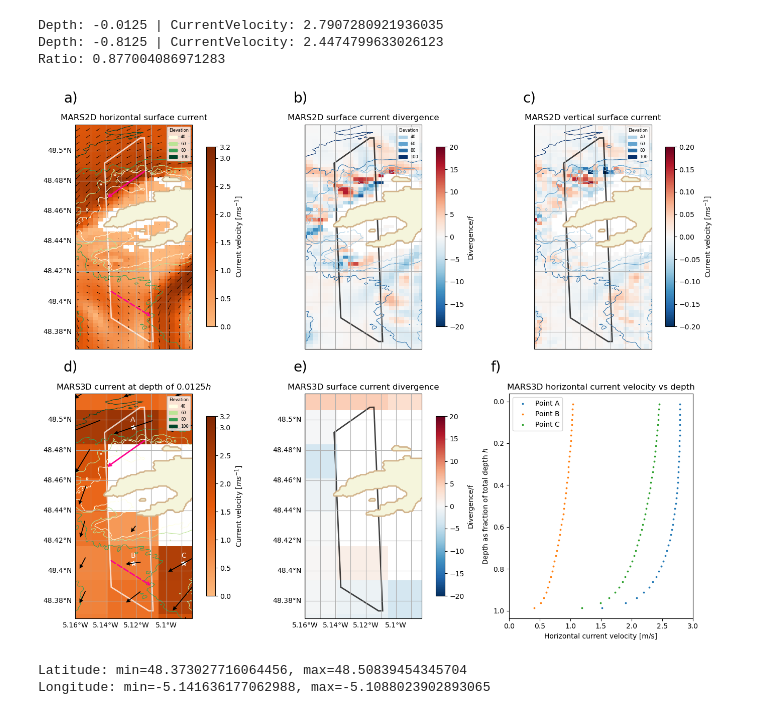
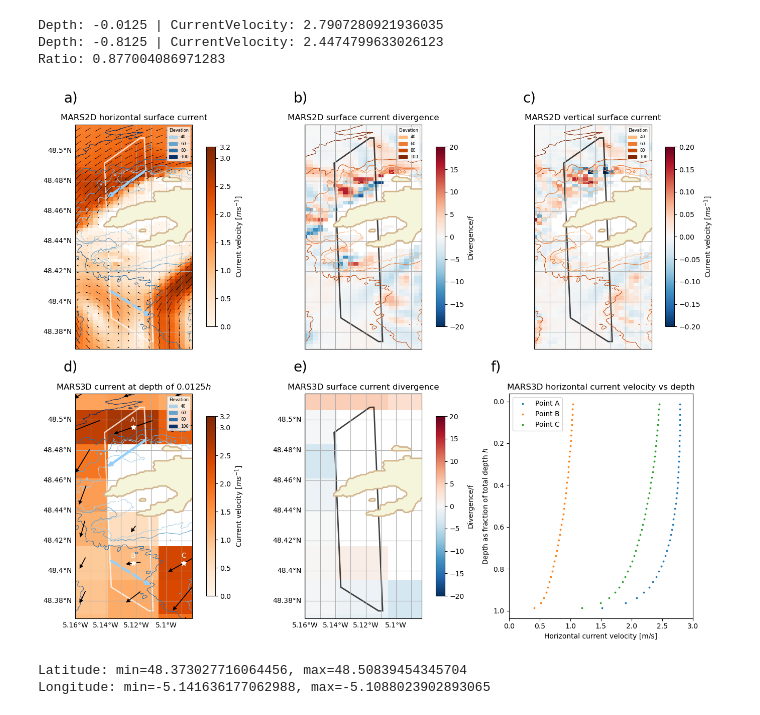
Before and after one commit to JWMichalski/oscarplus, a Jupyter notebook: examples/Iroise Sea divergence paper/Figures_1705.ipynb, the cells around one changed output. Drawn from its saved outputs; the diff is of its cells as text; code cells hidden in the pictures.

Commit message:
adjust zorder and cmaps

```diff
--- a/examples/Iroise Sea divergence paper/Figures_1705.ipynb
+++ b/examples/Iroise Sea divergence paper/Figures_1705.ipynb
@@ -97,9 +97,10 @@ axes = ph.plot_all_three_on_one(
     legend_location="lower left",
     xoffset=-0.01,
     yoffset=-0.01,
-    current_cmap=orcmap,
-    arrow_color="xkcd:white",
+    current_cmap="Oranges",
+    arrow_color="black",
     extent = MARS2D_extent,
+    arrow_scale=35,
 )
 
 # find the coordinates of the transects
@@ -107,13 +108,13 @@ coordinates_north = ph.extract_transect_range(current_transect_north)
 coordinates_south = ph.extract_transect_range(current_transect_south)
 
 # add arrows
-ph.add_arrow(axes[0], **coordinates_north, color="xkcd:pink", linewidth=2.5, zorder=3)
+ph.add_arrow(axes[0], **coordinates_north, color="xkcd:light blue", linewidth=3, zorder=3)
 for ax in axes[1:]:
-    ph.add_arrow(ax, **coordinates_north, color="black", linewidth=2.5)
+    ph.add_arrow(ax, **coordinates_north, color="black", linewidth=2.5, zorder=10)
 
-ph.add_arrow(axes[0], **coordinates_south, color="xkcd:marine blue", linewidth=2.5, linestyle="--", zorder=3)
+ph.add_arrow(axes[0], **coordinates_south, color="xkcd:light blue", linewidth=3, linestyle="--", zorder=3)
 for ax in axes[1:]:
-    ph.add_arrow(ax, **coordinates_south, color="black", linewidth=2.5, linestyle="--")
+    ph.add_arrow(ax, **coordinates_south, color="black", linewidth=2.5, linestyle="--", zorder=10)
 
 ph.print_ranges(OSCAR)
 # %% [output]
@@ -181,82 +182,64 @@ Depth: -0.8125 | CurrentVelocity: 2.4474799633026123
 Ratio: 0.877004086971283
 # %%
 # plot figure 4
-axes = ph.plot_MARS2D_and_MARS3D_profiles(
+axes = ph. (
     MARS2D=MARS2D_sub,
     MARS3D=MARS3D,
     points=[(2, 7), (2, 3), (3, 3)],
     bathymetry=bathymetry,
     levels=[-0.0125, -0.6625, -0.9125],
     figsize=(16, 12),
     legend_location="upper right",
-    current_cmap=orcmap,
+    current_cmap="Oranges",
+    arrow_scale=30,
 )
 
-ph.add_track_shape(
-    OSCAR,
-    axes[0],
-    sel_for_cutting="CurrentVelocity",
-    color="white",
-    alpha=0.75,
-    linewidth=2,
-)
-ph.add_track_shape(
-    OSCAR,
-    axes[3],
-    sel_for_cutting="CurrentVelocity",
-    color="white",
-    alpha=0.75,
-    linewidth=2,
-)
-ph.add_track_shape(
-    OSCAR,
-    axes[1],
-    sel_for_cutting="CurrentVelocity",
-    color="black",
-    alpha=0.75,
-    linewidth=2,
-)
-ph.add_track_shape(
-    OSCAR,
-    axes[2],
-    sel_for_cutting="CurrentVelocity",
-    color="black",
-    alpha=0.75,
-    linewidth=2,
-)
-ph.add_track_shape(
-    OSCAR,
-    axes[4],
-    sel_for_cutting="CurrentVelocity",
-    color="black",
-    alpha=0.75,
-    linewidth=2,
-)
+for ax in [axes[0], axes[3]]:
+    ph.add_track_shape(
+        OSCAR,
+        ax,
+        sel_for_cutting="CurrentVelocity",
+        color="white",
+        alpha=0.75,
+        linewidth=2,
+        zorder=20,
+    )
+for ax in [axes[1], axes[2], axes[4]]:
+    ph.add_track_shape(
+        OSCAR,
+        ax,
+        sel_for_cutting="CurrentVelocity",
+        color="black",
+        alpha=0.75,
+        linewidth=2,
+        zorder=20,
+    )
 
 # add arrows
-arrow_color = "xkcd:hot pink"
-ph.add_arrow(axes[0], **coordinates_north, color=arrow_color, linewidth=2, zorder=10)
+arrow_color = "xkcd:light blue"
+arrow_width = 3.5
+ph.add_arrow(axes[0], **coordinates_north, color=arrow_color, linewidth=arrow_width, zorder=3)
 ph.add_arrow(
     axes[0],
     **coordinates_south,
     color=arrow_color,
-    linewidth=2,
+    linewidth=arrow_width,
     linestyle="--",
-    zorder=10
+    zorder=3
 )
 
-ph.add_arrow(axes[3], **coordinates_north, color=arrow_color, linewidth=2, zorder=10)
+ph.add_arrow(axes[3], **coordinates_north, color=arrow_color, linewidth=arrow_width, zorder=3)
 ph.add_arrow(
     axes[3],
     **coordinates_south,
     color=arrow_color,
-    linewidth=2,
+    linewidth=arrow_width,
     linestyle="--",
-    zorder=10
+    zorder=3
 )
 plt.savefig("Fig7_MARS2D.png")
 # %% [output]
-[figure, old version]
+[figure, new version]
 # %%
 oscar_lat = OSCAR["latitude"].values
 oscar_lon = OSCAR["longitude"].values
```
Also changed, not shown: parts of 1 cell of this notebook, 1 other file.
